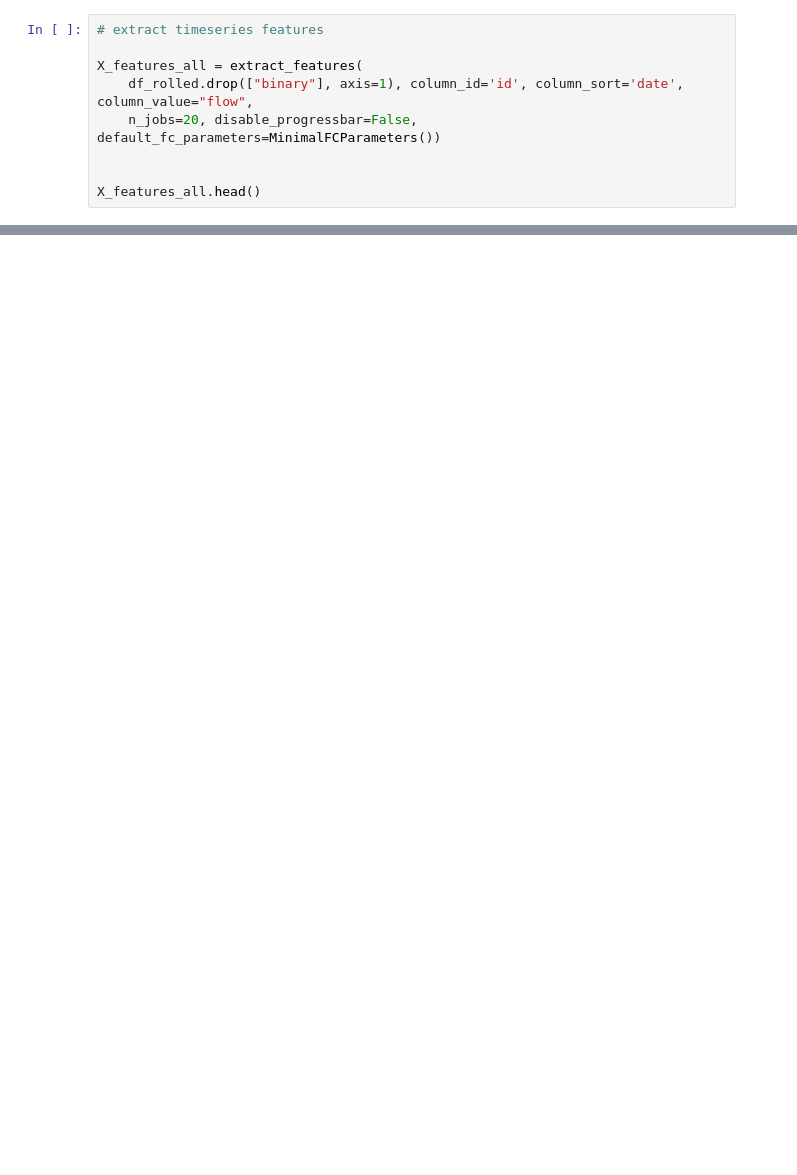
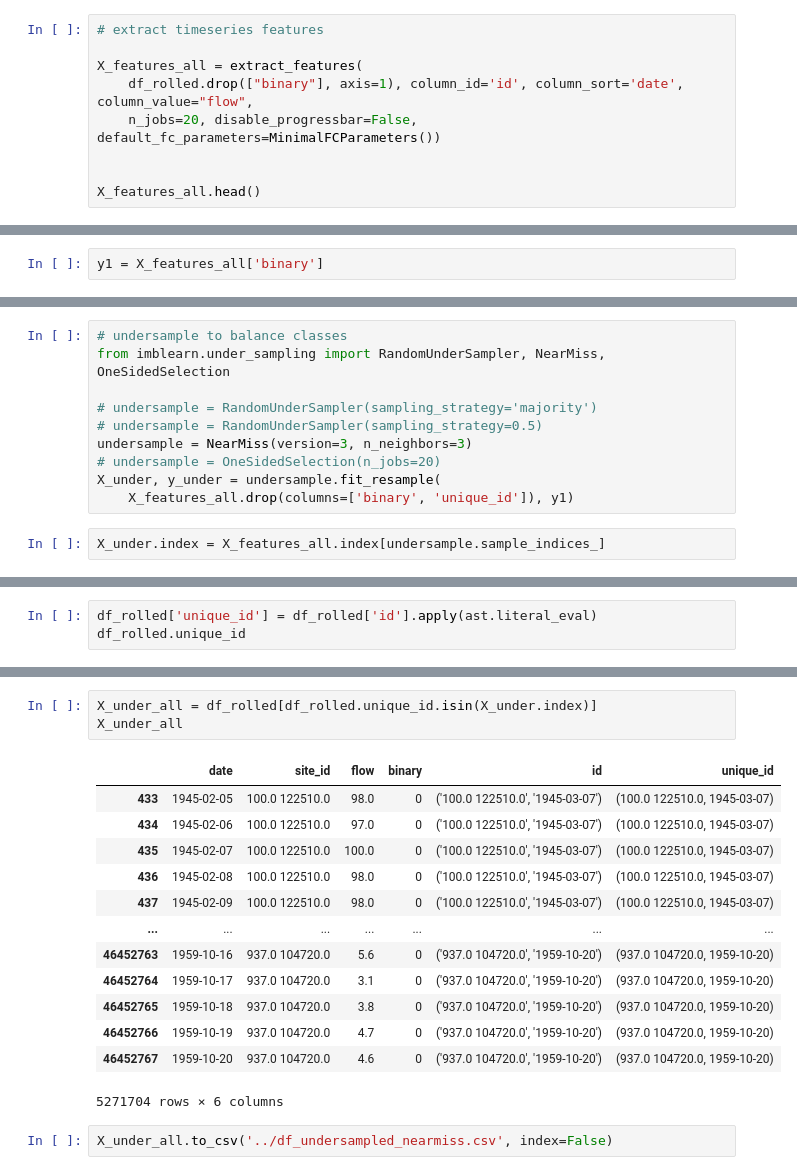
Before and after one commit to cbaggini/extreme-snowmelt-forecast, a Jupyter notebook: extreme-snowmelt-ts-params.ipynb, the cells around one changed output, grey strips where cells are left out. Drawn from its saved outputs; the diff is of its cells as text; blank space fills up the shorter version.

```diff
--- a/extreme-snowmelt-ts-params.ipynb
+++ b/extreme-snowmelt-ts-params.ipynb
@@ -84,0 +144,2 @@ y = all_data_clean.set_index("date").sort_index().binary.shift(-1)
+# %%
+y1 = X_features_all['binary']
@@ -84,0 +160,12 @@ y = all_data_clean.set_index("date").sort_index().binary.shift(-1)
+# %%
+# undersample to balance classes
+from imblearn.under_sampling import RandomUnderSampler, NearMiss, OneSidedSelection
+
+# undersample = RandomUnderSampler(sampling_strategy='majority')
+# undersample = RandomUnderSampler(sampling_strategy=0.5)
+undersample = NearMiss(version=3, n_neighbors=3)
+# undersample = OneSidedSelection(n_jobs=20)
+X_under, y_under = undersample.fit_resample(
+    X_features_all.drop(columns=['binary', 'unique_id']), y1)
+# %%
+X_under.index = X_features_all.index[undersample.sample_indices_]
@@ -84,0 +197,3 @@ y = all_data_clean.set_index("date").sort_index().binary.shift(-1)
+# %%
+df_rolled['unique_id'] = df_rolled['id'].apply(ast.literal_eval)
+df_rolled.unique_id
@@ -84,0 +223,19 @@ y = all_data_clean.set_index("date").sort_index().binary.shift(-1)
+# %%
+X_under_all = df_rolled[df_rolled.unique_id.isin(X_under.index)]
+X_under_all
+# %% [output]
+|  | date | site_id | flow | binary | id | unique_id |
+| 433 | 1945-02-05 | 100.0 122510.0 | 98.0 | 0 | ('100.0 122510.0', '1945-03-07') | (100.0 122510.0, 1945-03-07) |
+| 434 | 1945-02-06 | 100.0 122510.0 | 97.0 | 0 | ('100.0 122510.0', '1945-03-07') | (100.0 122510.0, 1945-03-07) |
+| 435 | 1945-02-07 | 100.0 122510.0 | 100.0 | 0 | ('100.0 122510.0', '1945-03-07') | (100.0 122510.0, 1945-03-07) |
+| 436 | 1945-02-08 | 100.0 122510.0 | 98.0 | 0 | ('100.0 122510.0', '1945-03-07') | (100.0 122510.0, 1945-03-07) |
+| 437 | 1945-02-09 | 100.0 122510.0 | 98.0 | 0 | ('100.0 122510.0', '1945-03-07') | (100.0 122510.0, 1945-03-07) |
+| ... | ... | ... | ... | ... | ... | ... |
+| 46452763 | 1959-10-16 | 937.0 104720.0 | 5.6 | 0 | ('937.0 104720.0', '1959-10-20') | (937.0 104720.0, 1959-10-20) |
+| 46452764 | 1959-10-17 | 937.0 104720.0 | 3.1 | 0 | ('937.0 104720.0', '1959-10-20') | (937.0 104720.0, 1959-10-20) |
+| 46452765 | 1959-10-18 | 937.0 104720.0 | 3.8 | 0 | ('937.0 104720.0', '1959-10-20') | (937.0 104720.0, 1959-10-20) |
+| 46452766 | 1959-10-19 | 937.0 104720.0 | 4.7 | 0 | ('937.0 104720.0', '1959-10-20') | (937.0 104720.0, 1959-10-20) |
+| 46452767 | 1959-10-20 | 937.0 104720.0 | 4.6 | 0 | ('937.0 104720.0', '1959-10-20') | (937.0 104720.0, 1959-10-20) |
+5271704 rows × 6 columns
+# %%
+X_under_all.to_csv('../df_undersampled_nearmiss.csv', index=False)
```
Also changed, not shown: parts of 56 cells of this notebook, 1 other file.
